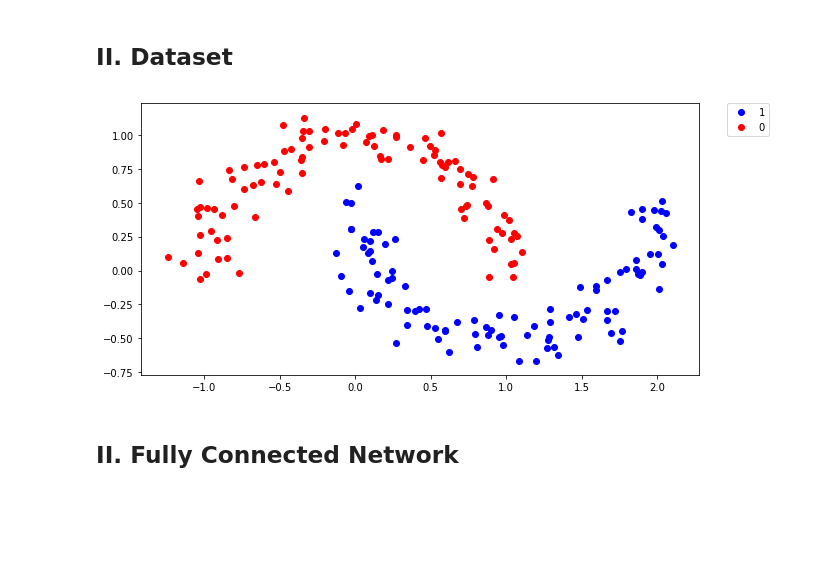
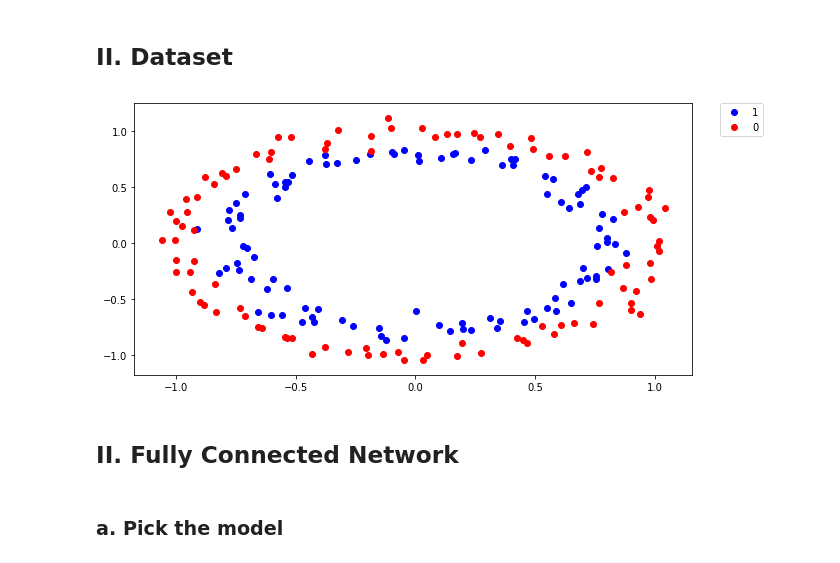
Before and after one commit to thaithai1/Tensorflow, a Jupyter notebook: Fully Connected test.ipynb, the cells around one changed output. Saved outputs shown, nothing was run; the diff lists cells and outputs as text; code cells hidden in the pictures; blank space fills up the shorter version.

```diff
--- a/Fully Connected test.ipynb
+++ b/Fully Connected test.ipynb
@@ -61,26 +58,26 @@ then go to *http://localhost:6006*
 # %% [markdown]
 ## II. Dataset
 # %%
-select='moon' # 'blob' or 'moon'
+select='circle' # 'blob' or 'moon'
 if select == 'moon':
     from sklearn.datasets import make_moons
     X_ori, y_ori = make_moons(n_samples=200, noise=0.1)
 elif select == 'blob':
     from sklearn.datasets.samples_generator import make_blobs
     np.random.seed(1)
     X_ori, y_ori = make_blobs(n_samples=200, centers=2, n_features=2)
 elif select == 'circle':
     from sklearn.datasets.samples_generator import make_circles
     X_ori, y_ori = make_circles(n_samples=200, noise=0.05)
 
 
 plt.figure(figsize=(10,5))
 plt.scatter(*zip(*X_ori[y_ori==1]), c= 'b', label = '1')
 plt.scatter(*zip(*X_ori[y_ori==0]), c= 'r', label = '0')
 plt.legend(bbox_to_anchor=(1.05, 1), loc=2, borderaxespad=0.)
 plt.show()
 # %% [output]
-[figure, old version]
+[figure, new version]
 # %%
 X = X_ori.T
 idx=np.random.permutation(X.shape[1])
@@ -89,3 +86,5 @@ X_train, X_test = X[:,idx[:int(X.shape[1]*0.8)]], X[:,idx[int(X.shape[1]*0.8):]]
 y_train, y_test = y[:,idx[:int(X.shape[1]*0.8)]], y[:,idx[int(X.shape[1]*0.8):]]
 # %% [markdown]
 ## II. Fully Connected Network
+# %% [markdown]
+### a. Pick the model
```
Also changed, not shown: parts of 13 cells of this notebook, 1 other file.
